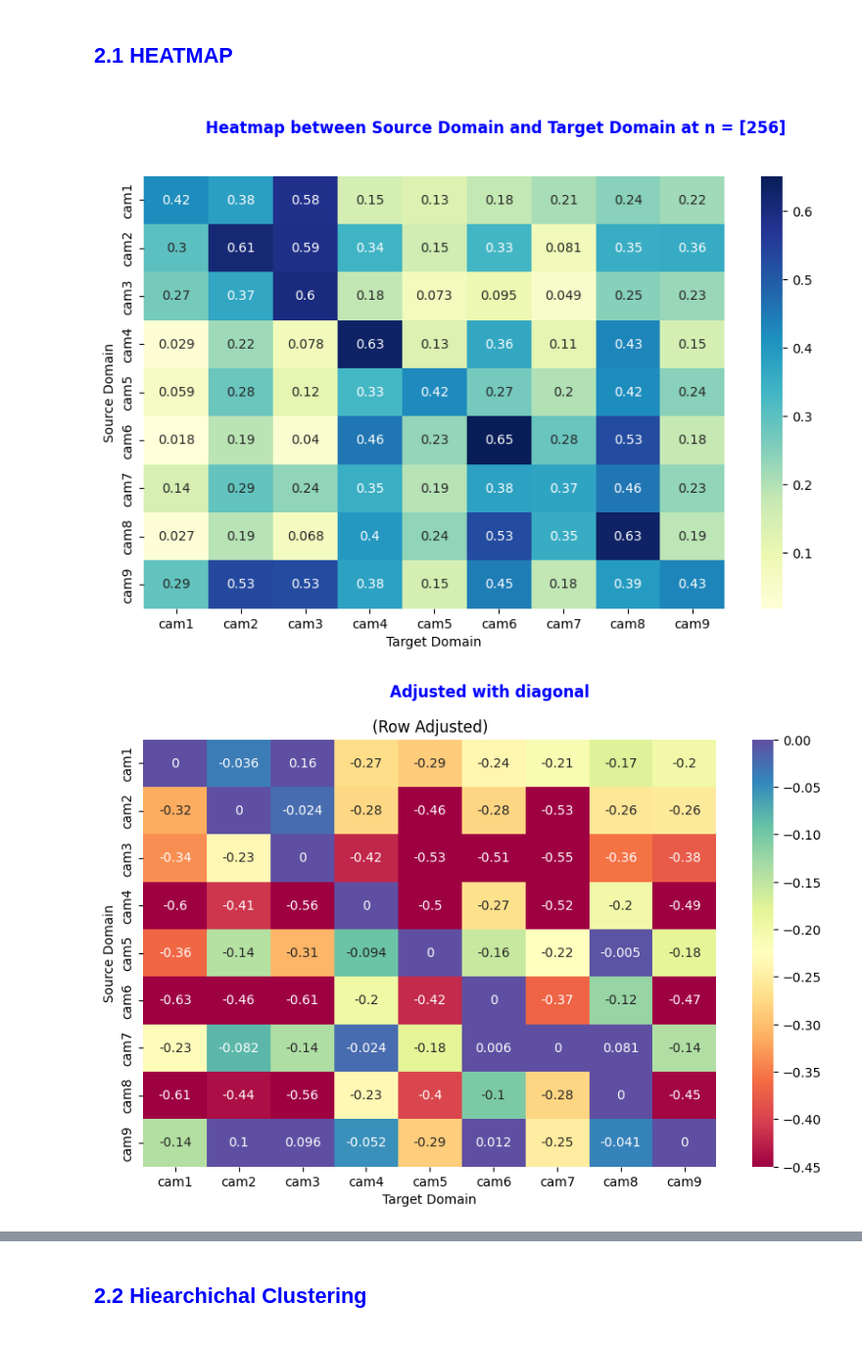
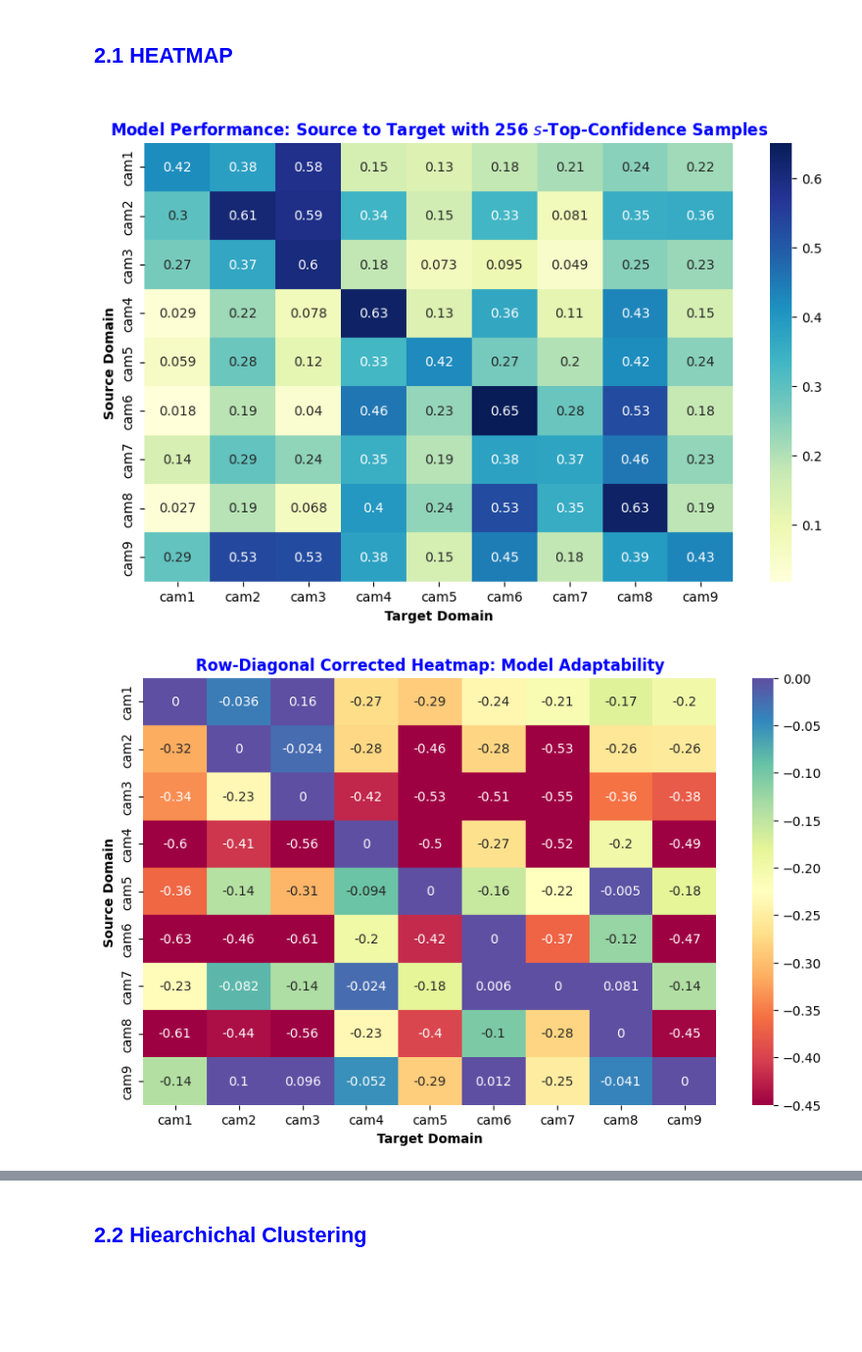
Before and after one commit to manjahdani/CSBAD, a Jupyter notebook: visualization_tools/analysis_journal.ipynb, the cells around one changed output, grey strips where cells are left out. Shown at 98% size. Saved outputs shown, nothing was run; the diff lists cells and outputs as text; code cells hidden in the pictures; blank space fills up the shorter version.

```diff
--- a/visualization_tools/analysis_journal.ipynb
+++ b/visualization_tools/analysis_journal.ipynb
@@ -619,52 +610,47 @@ In average,
 <h2> <font color="blue"> 2.1 HEATMAP </font><h2>
 # %%
 def plot_heatmap(df, samples, strategies, dom_periods):
-    # Call filter_df function inside plot_heatmap
     clustering_df, _, _ = filter_df(df,
                                     strategies=strategies,
                                     dom_periods=dom_periods,
                                     samples=samples)
 
-    # Perform the group by operation
     grouped_df = clustering_df.groupby(['source_domain', 'target_domain'], as_index=False)['mAP50-95'].mean()
     pivot_df = grouped_df.pivot(index='source_domain', columns='target_domain', values='mAP50-95')
 
-    # Create the heatmaps
     fig1, axes1 = plt.subplots(1, 1, figsize=(10, 6))
-    fig1.suptitle(f'Heatmap between Source Domain and Target Domain at n = {samples}', weight='bold', color='blue')
     sns.heatmap(pivot_df, annot=True, cmap='YlGnBu', ax=axes1)
-    axes1.set_xlabel('Target Domain')
-    axes1.set_ylabel('Source Domain')
-    plt.savefig("E:\Download\images-journal\heatmap256threshtopconf.pdf", format='pdf', dpi=300)
+    title_text = r"Model Performance: Source to Target with " + str(samples[0]) + r" $s$-Top-Confidence Samples"
+    axes1.set_title(title_text, weight='bold', color='blue')
+    axes1.set_xlabel('Target Domain', weight='bold')
+    axes1.set_ylabel('Source Domain', weight='bold')
+    file_name1 = f"{fig_dst_path}heatmap_{strategies[0]}_{samples[0]}_unadjusted.pdf"
+    plt.savefig(file_name1, format='pdf', dpi=300)
 
     fig2, axes2 = plt.subplots(1, 1, figsize=(10, 6))
-    fig2.suptitle('Adjusted with diagonal', weight='bold', color='blue')
-
     pivot_df_diag_row_adjusted = pivot_df.apply(lambda row: row - row[row.name], axis=1)
     sns.heatmap(pivot_df_diag_row_adjusted, vmin=-0.45, vmax=0.0, annot=True, cmap='Spectral', ax=axes2)
-    axes2.set_title('(Row Adjusted)')
-    axes2.set_xlabel('Target Domain')
-    axes2.set_ylabel('Source Domain')
+    axes2.set_title('Row-Diagonal Corrected Heatmap: Model Adaptability', weight='bold', color='blue')
+    axes2.set_xlabel('Target Domain', weight='bold')
+    axes2.set_ylabel('Source Domain', weight='bold')
+    file_name2 = f"{fig_dst_path}heatmap_{strategies[0]}_{samples[0]}_row_adjusted.pdf"
+    plt.savefig(file_name2, format='pdf', dpi=300)
 
     fig3, axes3 = plt.subplots(1, 1, figsize=(10, 6))
     pivot_df_diag_column_adjusted = pivot_df.apply(lambda column: column - column[column.name], axis=0)
     sns.heatmap(pivot_df_diag_column_adjusted, vmin=-0.45, vmax=0.0, annot=True, cmap='Spectral', ax=axes3)
-    axes3.set_title('(Column Adjusted)')
-    axes3.set_xlabel('Target Domain')
-    axes3.set_ylabel('Source Domain')
-    plt.tight_layout(rect=[0, 0, 1, 0.96])
-    plt.savefig("E:\Download\images-journal\heatmapadjusted256threshtopconf.pdf", format='pdf', dpi=300)
+    axes3.set_title('Column-Adjusted Heatmap: In-Domain Superiority', weight='bold', color='blue')
+    axes3.set_xlabel('Target Domain', weight='bold')
+    axes3.set_ylabel('Source Domain', weight='bold')
+    file_name3 = f"{fig_dst_path}heatmap_{strategies[0]}_{samples[0]}_column_adjusted.pdf"
+    plt.savefig(file_name3, format='pdf', dpi=300)
     plt.show()
-
     return pivot_df, pivot_df_diag_row_adjusted, pivot_df_diag_column_adjusted
 # %%
-# Sample parameters
-samples_list = [256]
-strategies = ['thresholded-top-confidence-max']
-dom_periods = restricted_dom_periods
-
-# Loop through samples_list and plot the heatmaps
-pivot_df, pivot_df_diag_row_adjusted, pivot_df_diag_column_adjusted = plot_heatmap(df_stream, samples, strategies, dom_periods)
+pivot_sb, pivot_sb_row_adj, pivot_sb_col_adj = plot_heatmap(df_stream,
+                                                            samples=[256],
+                                                            strategies=['thresholded-top-confidence-max'],
+                                                            dom_periods=restricted_dom_periods)
 # %% [output]
-[figure, old version]
+[figure, new version]
-[figure, old version]
+[figure, new version]
```
Also changed, not shown: parts of 40 cells of this notebook.
